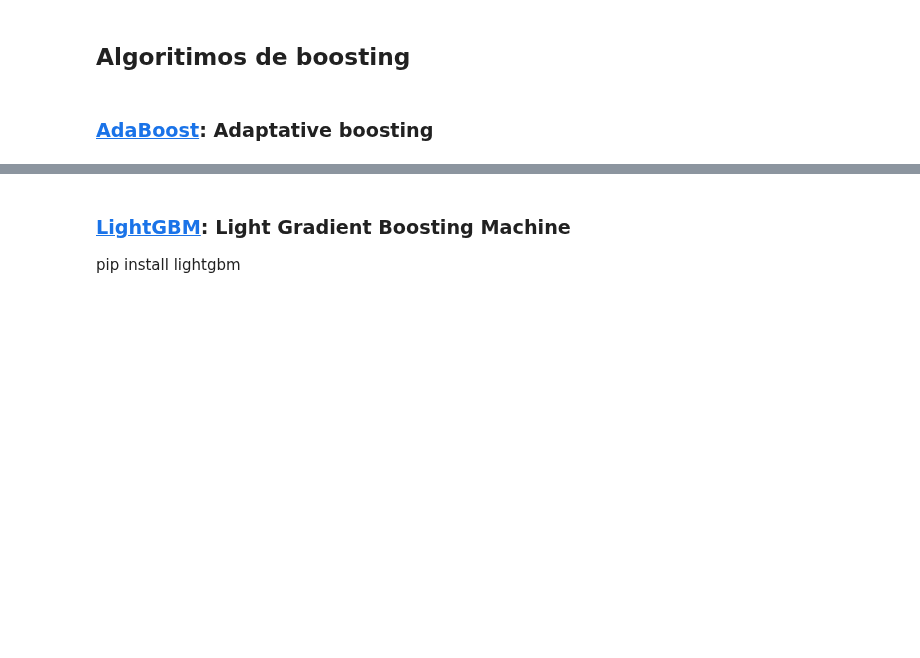
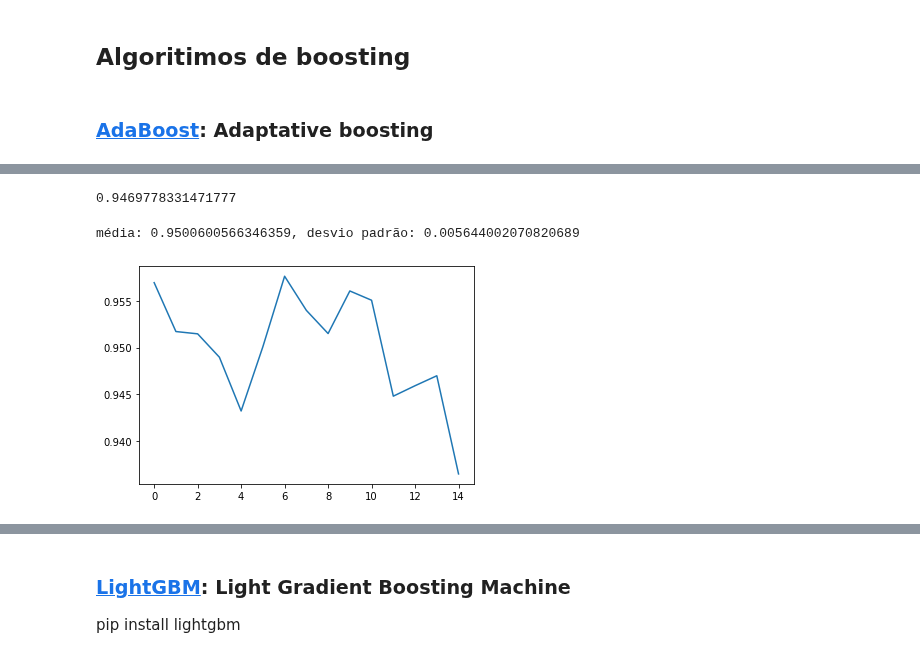
Before and after one commit to walisson-silva-ada/827-data-science, a Jupyter notebook: 05. ensemble/05_ensemble.ipynb, the cells around one changed output, grey strips where cells are left out. Saved outputs shown, nothing was run; the diff lists cells and outputs as text; code cells hidden in the pictures; blank space fills up the shorter version.

```diff
--- a/05. ensemble/05_ensemble.ipynb
+++ b/05. ensemble/05_ensemble.ipynb
@@ -431,3 +434,13 @@ plt.ylabel('a_m')
 ## Algoritimos de boosting
 # %% [markdown]
 ### [AdaBoost](https://en.wikipedia.org/wiki/AdaBoost): Adaptative boosting
+# %%
+from sklearn.ensemble import AdaBoostClassifier, AdaBoostRegressor
+
+X_treino, X_teste, y_treino, y_teste = create_train_test_sets(df, 13)
+
+modelo = LogisticRegression()
+
+adc = AdaBoostClassifier(base_estimator=modelo, n_estimators=10, random_state=42)
+
+adc.fit(X_treino, y_treino)
@@ -433,0 +465,9 @@ plt.ylabel('a_m')
+# %%
+roc_auc_score(y_teste, y_pred[:,1])
+# %% [output]
+0.9469778331471777
+# %%
+plot_scores(quantidade=15, modelo_eval=adc, score_eval=roc_auc_score)
+# %% [output]
+média: 0.9500600566346359, desvio padrão: 0.005644002070820689
+[figure, added]
```
Also changed, not shown: parts of 19 cells of this notebook.
